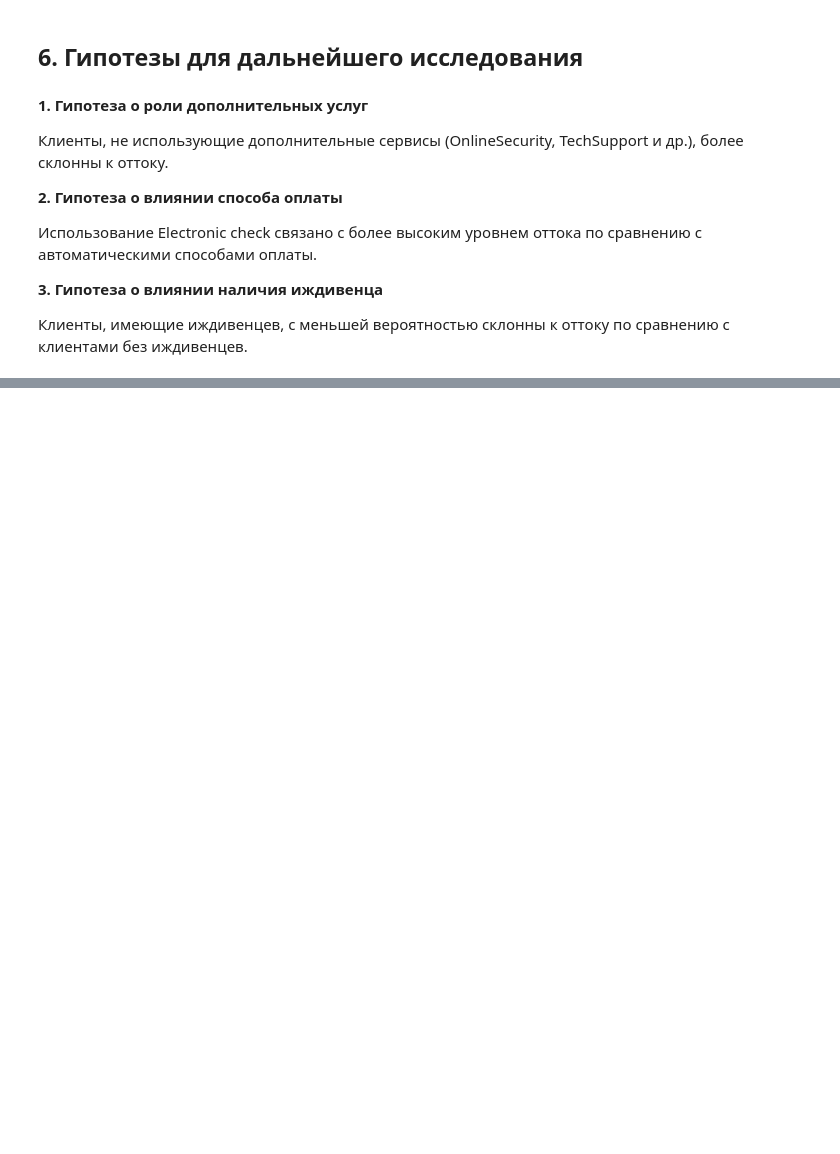
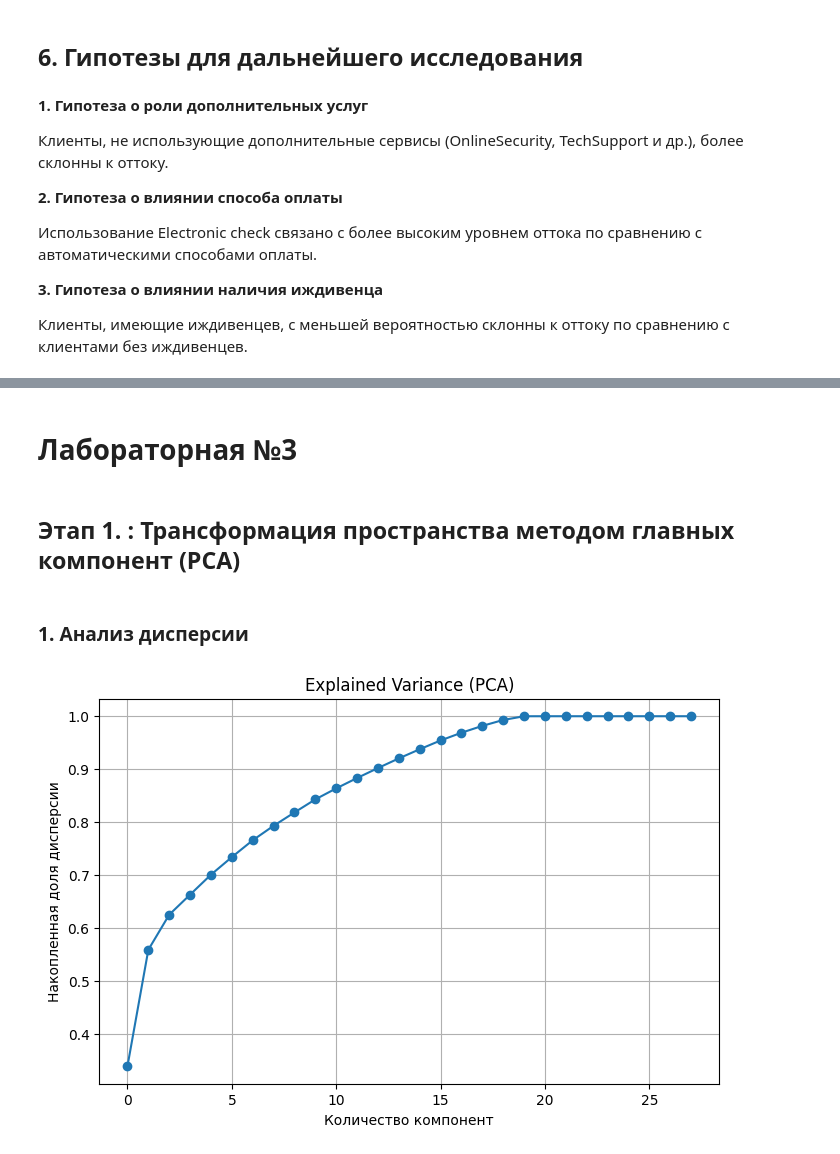
Before and after one commit to budaog300/telecom-churn-ml-project, a Jupyter notebook: lab1.ipynb, the cells around one changed output, grey strips where cells are left out. Drawn from its saved outputs; the diff is of its cells as text; code cells hidden in the pictures; blank space fills up the shorter version.

```diff
--- a/lab1.ipynb
+++ b/lab1.ipynb
@@ -533,0 +536,4 @@ EDA показал, что поведение клиентов сильно св
+# %%
+df_final.drop('TotalCharges', axis=1, inplace=True)
+# %% [markdown]
+# **Лабораторная №3**
@@ -533,0 +542,23 @@ EDA показал, что поведение клиентов сильно св
+# %% [markdown]
+## Этап 1. : Трансформация пространства методом главных компонент (PCA)
+# %% [markdown]
+### 1. Анализ дисперсии
+# %%
+X = df_final.drop(columns=['Churn'])
+
+# PCA без ограничения компонент
+pca = PCA()
+pca.fit(X)
+
+# доля объясненной дисперсии
+explained_var = pca.explained_variance_ratio_
+
+plt.figure(figsize=(8,5))
+plt.plot(np.cumsum(explained_var), marker='o')
+plt.xlabel('Количество компонент')
+plt.ylabel('Накопленная доля дисперсии')
+plt.title('Explained Variance (PCA)')
+plt.grid()
+plt.show()
+# %% [output]
+[figure, added]
```
Also changed, not shown: parts of 46 cells of this notebook, 2 other files.
